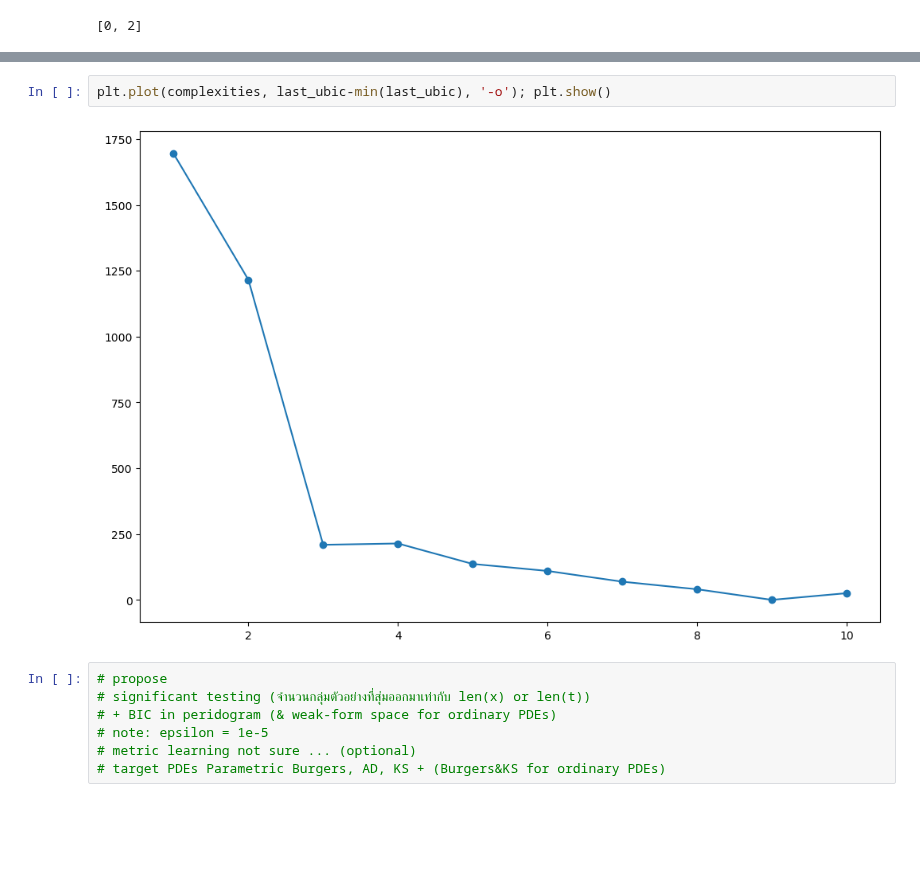
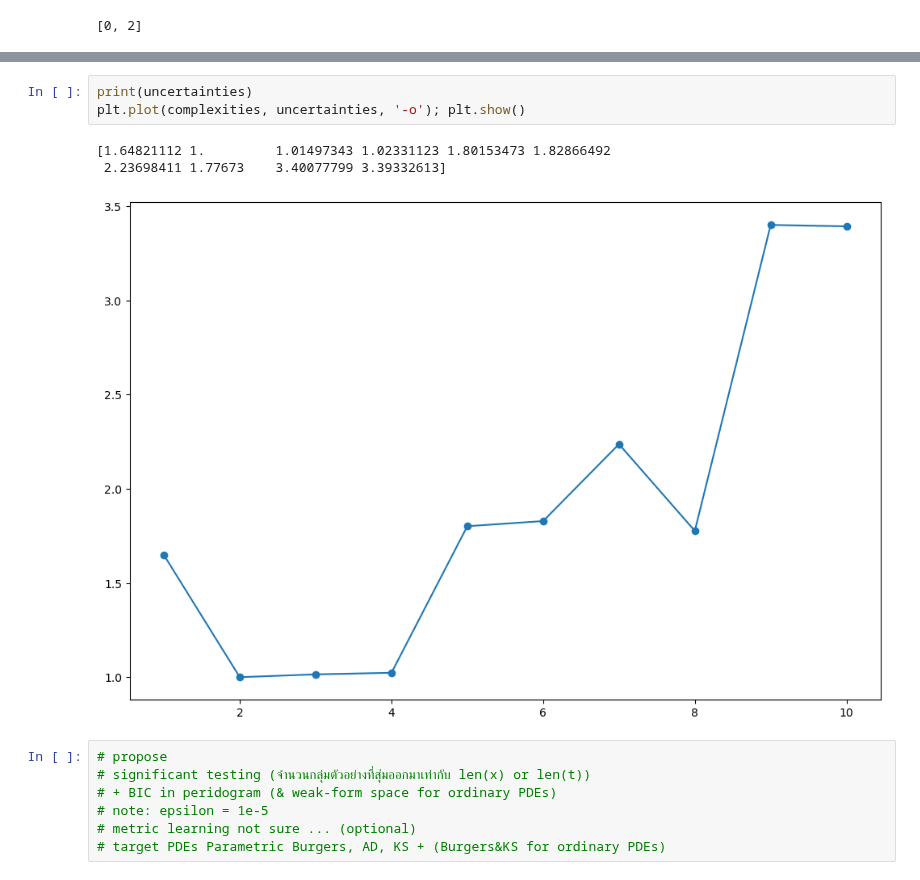
Before and after one commit to Pongpisit-Thanasutives/parametric-discovery, a Jupyter notebook: Spatial_Advection_Diffusion_WeakLib_KRR-DEV3.ipynb, the cells around one changed output, grey strips where cells are left out. Saved outputs shown, nothing was run; the diff lists cells and outputs as text; blank space fills up the shorter version.

```diff
--- a/Spatial_Advection_Diffusion_WeakLib_KRR-DEV3.ipynb
+++ b/Spatial_Advection_Diffusion_WeakLib_KRR-DEV3.ipynb
@@ -703,9 +700,12 @@ plt.plot(complexities, ubic_plot-min(ubic_plot), '-o'); plt.show()
 3
 [figure]
 # %%
-plt.plot(complexities, last_ubic-min(last_ubic), '-o'); plt.show()
+print(uncertainties)
+plt.plot(complexities, uncertainties, '-o'); plt.show()
 # %% [output]
+[1.64821112 1.         1.01497343 1.02331123 1.80153473 1.82866492
+ 2.23698411 1.77673    3.40077799 3.39332613]
-[figure, old version]
+[figure, new version]
 # %%
 # propose
 # significant testing (จำนวนกลุ่มตัวอย่างที่สุ่มออกมาเท่ากับ len(x) or len(t))
```
Also changed, not shown: parts of 2 cells of this notebook.
